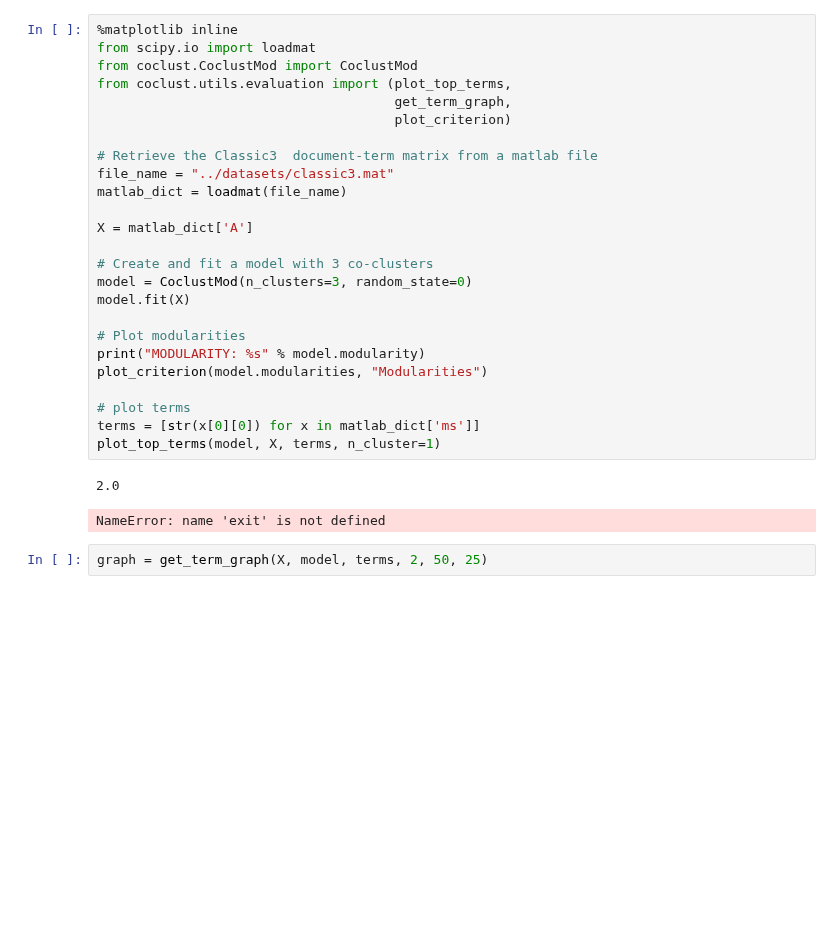
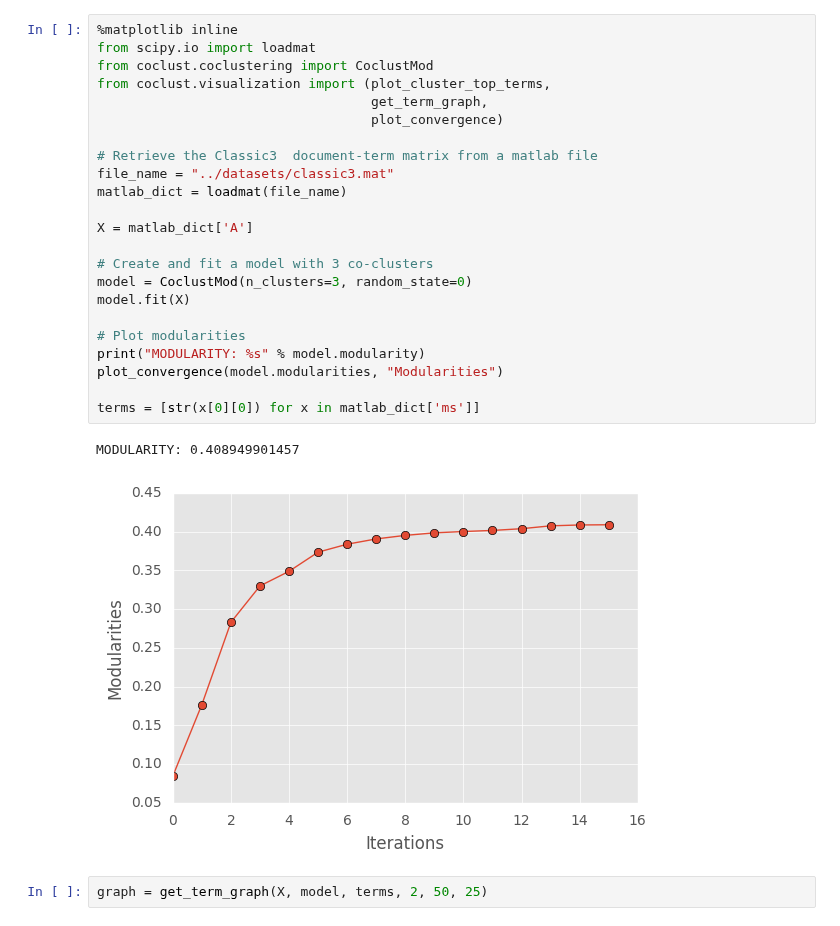
Before and after one commit to franrole/cclust_package, a Jupyter notebook: demo/demo-coclustmod.ipynb, the cells around one changed output. Cells and saved outputs as stored; diff of their text form; blank space fills up the shorter version.

```diff
--- a/demo/demo-coclustmod.ipynb
+++ b/demo/demo-coclustmod.ipynb
@@ -1,31 +1,29 @@
 # %%
 %matplotlib inline
 from scipy.io import loadmat
-from coclust.CoclustMod import CoclustMod
-from coclust.utils.evaluation import (plot_top_terms,
-                                      get_term_graph,
-                                      plot_criterion)
+from coclust.coclustering import CoclustMod
+from coclust.visualization import (plot_cluster_top_terms,
+                                   get_term_graph,
+                                   plot_convergence)
 
 # Retrieve the Classic3  document-term matrix from a matlab file
 file_name = "../datasets/classic3.mat"
 matlab_dict = loadmat(file_name)
 
 X = matlab_dict['A']
 
 # Create and fit a model with 3 co-clusters
 model = CoclustMod(n_clusters=3, random_state=0)
 model.fit(X)
 
 # Plot modularities
 print("MODULARITY: %s" % model.modularity)
-plot_criterion(model.modularities, "Modularities")
+plot_convergence(model.modularities, "Modularities")
 
-# plot terms
 terms = [str(x[0][0]) for x in matlab_dict['ms']]
-plot_top_terms(model, X, terms, n_cluster=1)
 # %% [output]
-2.0
+MODULARITY: 0.408949901457
-NameError: name 'exit' is not defined
+[figure, added]
 # %%
 graph = get_term_graph(X, model, terms, 2, 50, 25)
 # %%
```
Also changed, not shown: 34 other files.
